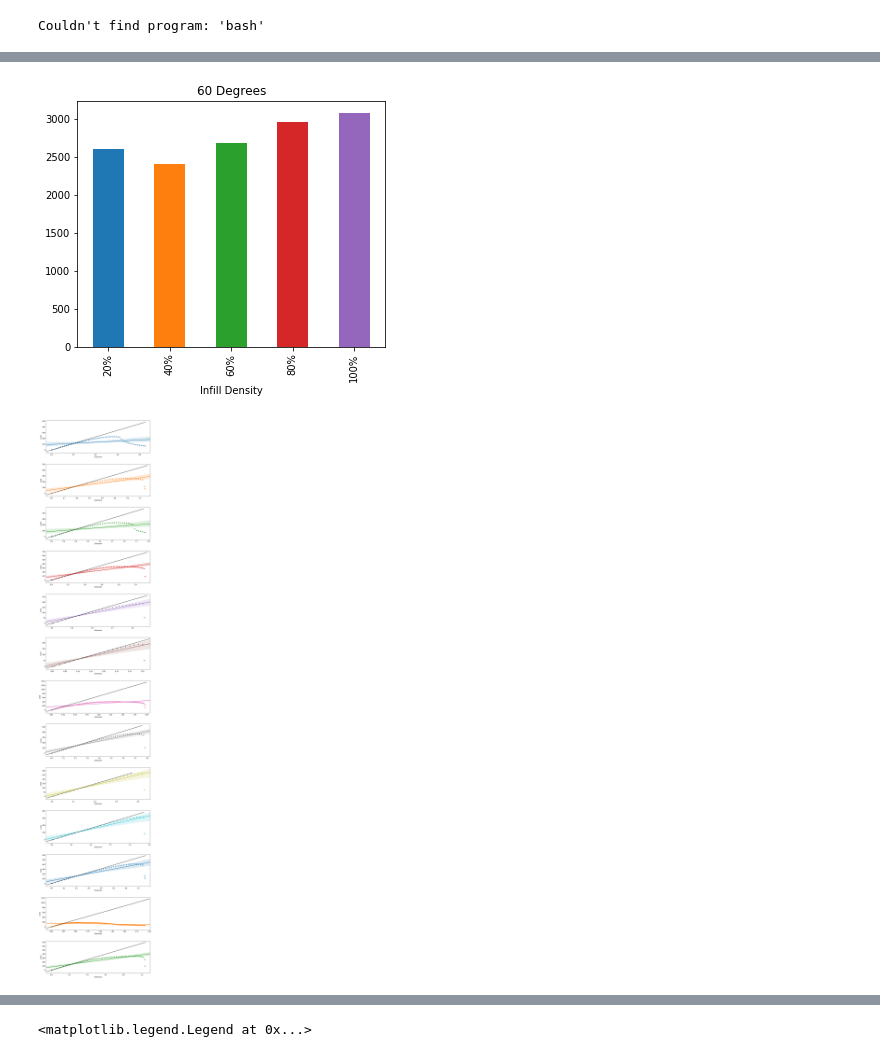
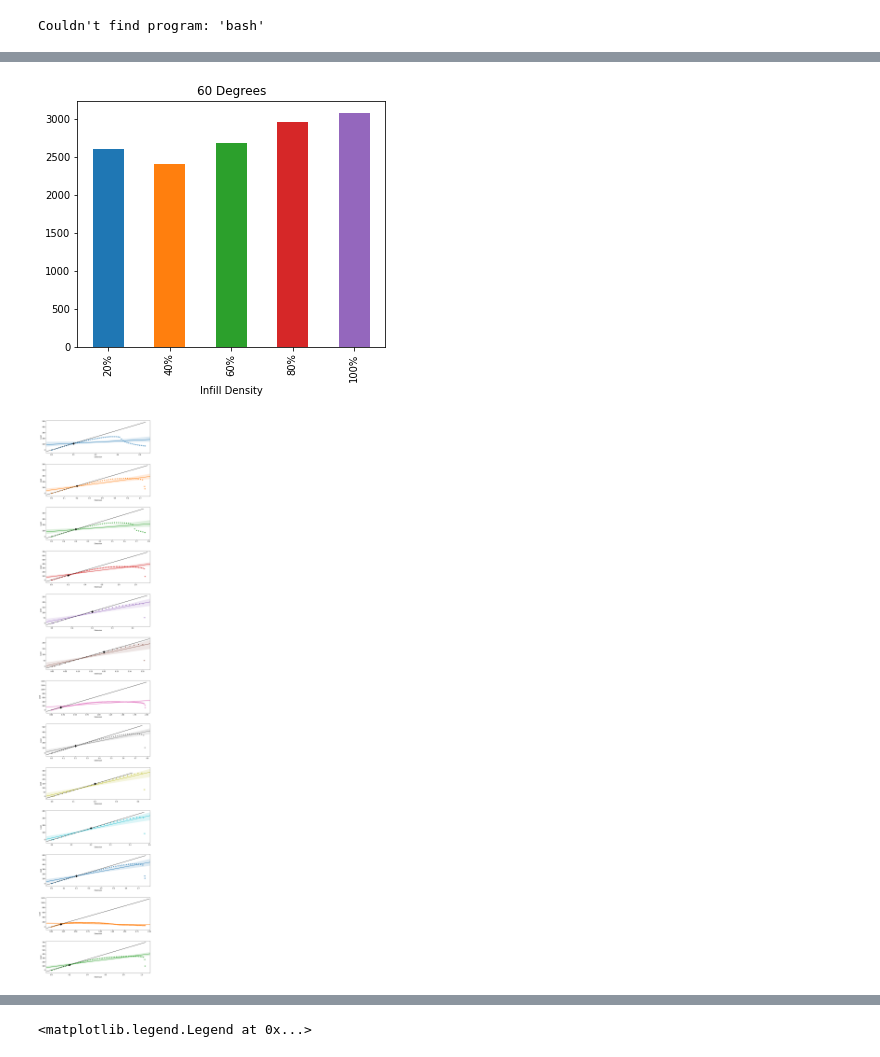
Before and after one commit to EdigaHe/Ondule, a Jupyter notebook: MT-DataAnalysis-JupyterNotebook/BaselinePlots/Baseline Tests Bar Chart.ipynb, the cells around one changed output, grey strips where cells are left out. Saved outputs shown, nothing was run; the diff lists cells and outputs as text; code cells hidden in the pictures.

```diff
--- a/MT-DataAnalysis-JupyterNotebook/BaselinePlots/Baseline Tests Bar Chart.ipynb
+++ b/MT-DataAnalysis-JupyterNotebook/BaselinePlots/Baseline Tests Bar Chart.ipynb
@@ -142,6 +142,8 @@ EInfoDF.loc[:, "intercept"] = regLineInfoDF.loc[:, "intercept"] # add "intercept
 EInfoDF.loc[:, "slope"] = regLineInfoDF.loc[:, "slope"] # add "slope" column to previous DataFrame
 for i in range(len(dataList)):
     plotRegScatter(dataList, independentVar, dependentVar, regLineInfoDF.at[i, "slope"], regLineInfoDF.at[i, "intercept"], axes2[i])
+    axes2[i].scatter(x=[EInfoDF.at[i, "maxExt"]], y=[EInfoDF.at[i, "maxLoad"]], marker="D", s=100, c="black")
+
 
 # find E
 EList = []
@@ -191,6 +193,7 @@ EInfoDF.loc[:, "intercept"] = regLineInfoDF.loc[:, "intercept"] # add "intercept
 EInfoDF.loc[:, "slope"] = regLineInfoDF.loc[:, "slope"] # add "slope" column to previous DataFrame
 for i in range(len(dataList)):
     plotRegScatter(dataList, independentVar, dependentVar, regLineInfoDF.at[i, "slope"], regLineInfoDF.at[i, "intercept"], axes2[i])
+    axes2[i].scatter(x=[EInfoDF.at[i, "maxExt"]], y=[EInfoDF.at[i, "maxLoad"]], marker="D", s=100, c="black")
 
 # find E
 EList = []
@@ -240,6 +243,7 @@ EInfoDF.loc[:, "intercept"] = regLineInfoDF.loc[:, "intercept"] # add "intercept
 EInfoDF.loc[:, "slope"] = regLineInfoDF.loc[:, "slope"] # add "slope" column to previous DataFrame
 for i in range(len(dataList)):
     plotRegScatter(dataList, independentVar, dependentVar, regLineInfoDF.at[i, "slope"], regLineInfoDF.at[i, "intercept"], axes2[i])
+    axes2[i].scatter(x=[EInfoDF.at[i, "maxExt"]], y=[EInfoDF.at[i, "maxLoad"]], marker="D", s=100, c="black")
 
 # find E
 EList = []
@@ -287,34 +291,35 @@ EInfoDF = pd.DataFrame(findEPosition(dataList, independentVar, dependentVar)) #
 regLineInfoDF = pd.DataFrame(findRegLineInfoList(dataList, independentVar, dependentVar)) # put the gathered information into a DataFrame for easy access
 EInfoDF.loc[:, "intercept"] = regLineInfoDF.loc[:, "intercept"] # add "intercept" column to previous DataFrame
 EInfoDF.loc[:, "slope"] = regLineInfoDF.loc[:, "slope"] # add "slope" column to previous DataFrame
 for i in range(len(dataList)):
     plotRegScatter(dataList, independentVar, dependentVar, regLineInfoDF.at[i, "slope"], regLineInfoDF.at[i, "intercept"], axes2[i])
+    axes2[i].scatter(x=[EInfoDF.at[i, "maxExt"]], y=[EInfoDF.at[i, "maxLoad"]], marker="D", s=100, c="black")
 
 # find E
 EList = []
 for test in EInfoDF.index:
     EList.append(findYoungs(baselineOrigLeng, EInfoDF.at[test, "slope"], findXSectArea(wireDiameter)))
 EInfoDF.loc[:, "elasticMod"] = EList # add "E" column to previous DataFrame
 
 # average repeated tests and plot
 avgEList = []
 initDex = 0;
 for i in range(len(angleCopiesDF[testGroup])):
     averageNum = 0;
     copyCount = angleCopiesDF.at[testGroup, i]
     if(copyCount != 0):
         for j in range(copyCount):
             averageNum += EInfoDF.at[initDex + j, "elasticMod"]
         avgEList.append(averageNum / copyCount)
     else:
         avgEList.append(0)
     initDex += copyCount
 avgEListSeries = pd.Series(avgEList, index=infills)
 avgEListSeries.plot(title=angles[testGroup], use_index=True, kind="bar", ax=axes1).set_xlabel("Infill Density")
 avgEListTable.append(avgEList)
 # %% [output]
 [figure]
-[figure, old version]
+[figure, new version]
 # %%
 testGroup = 4
 
```
Also changed, not shown: parts of 4 cells of this notebook.
